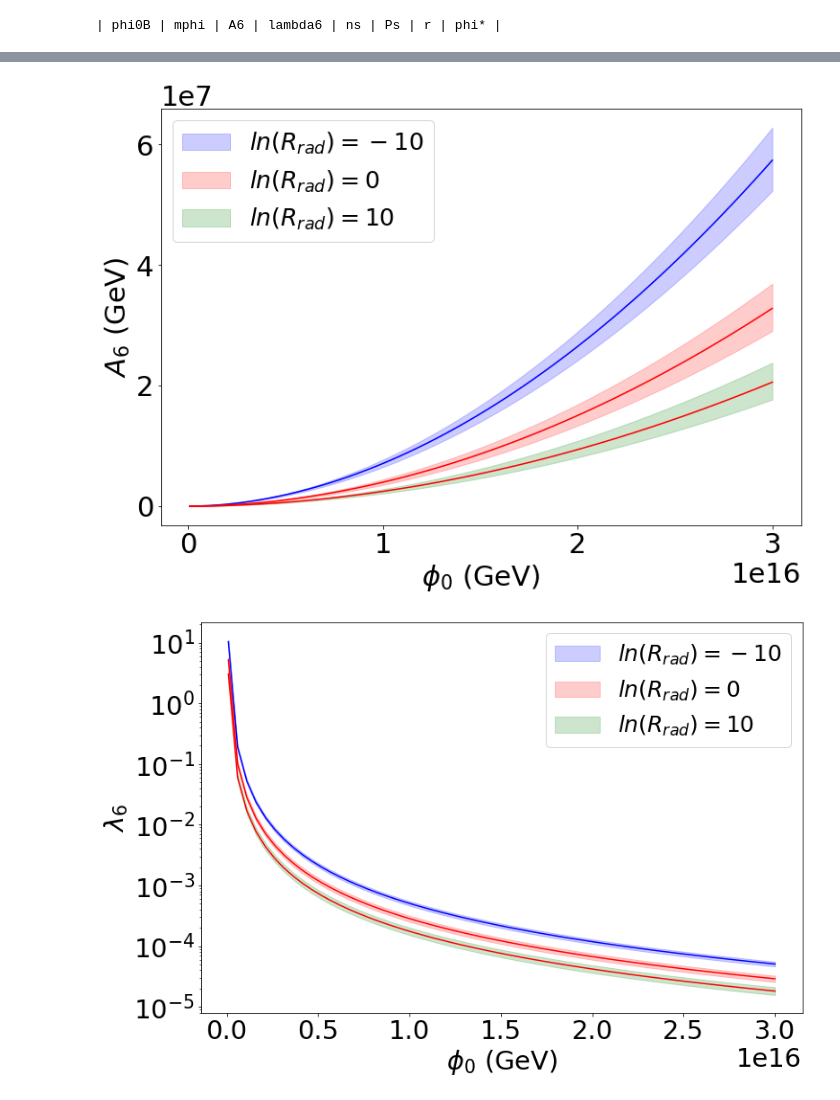
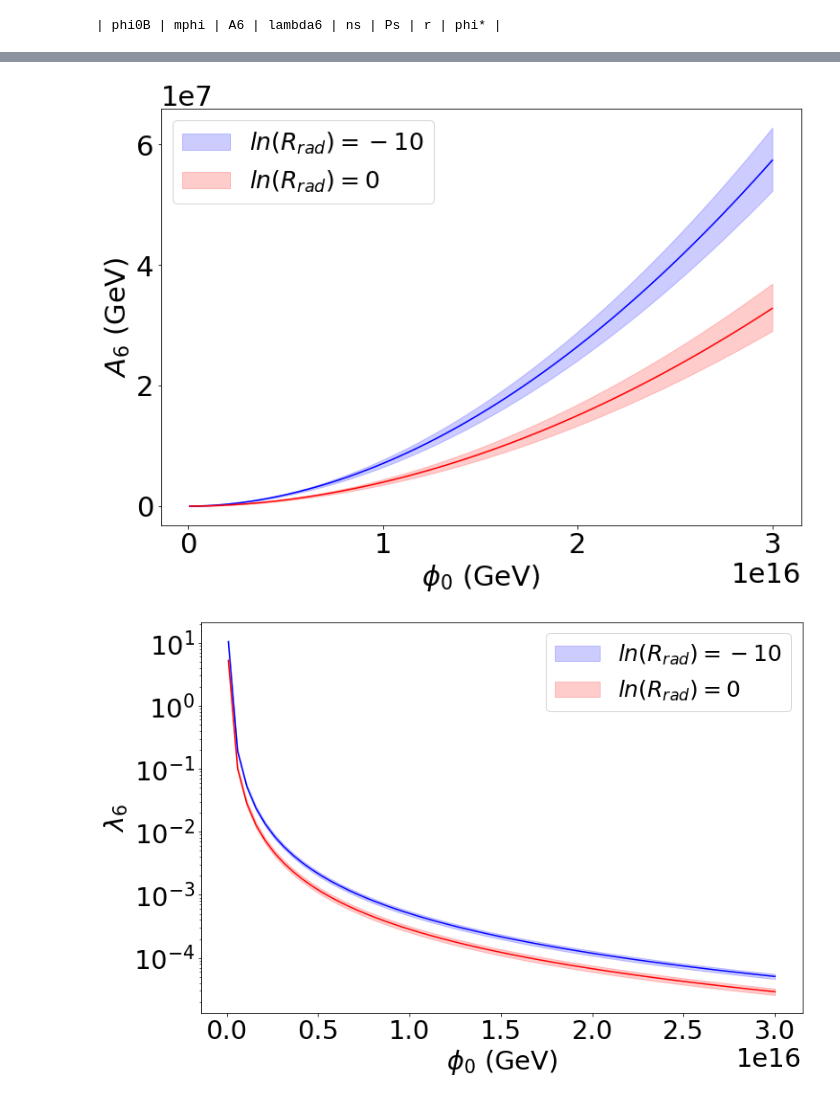
Before and after one commit to gweymann2/MSSM-Inflation, a Jupyter notebook: contour_tree/Tree plot.ipynb, the cells around one changed output, grey strips where cells are left out. Cells and saved outputs as stored; diff of their text form; code cells hidden in the pictures.

```diff
--- a/contour_tree/Tree plot.ipynb
+++ b/contour_tree/Tree plot.ipynb
@@ -44,10 +44,10 @@ for col in file101.columns[1:]:
 plt.figure(1)
 plt.plot(pd_to_array(file101, 'phi0B'), pd_to_array(file101, 'mphi'),'blue')
 plt.plot(pd_to_array(file111, 'phi0B'), pd_to_array(file111, 'mphi'),'red')
-plt.plot(pd_to_array(file121, 'phi0B'), pd_to_array(file121, 'mphi'),'red')
+# plt.plot(pd_to_array(file121, 'phi0B'), pd_to_array(file121, 'mphi'),'red')
 plt.fill_between(pd_to_array(file100, 'phi0B'), pd_to_array(file100, 'mphi'), pd_to_array(file102, 'mphi'), color = 'blue', alpha=0.2, label=r'$ln(R_{rad}) = -10$')
 plt.fill_between(pd_to_array(file110, 'phi0B'), pd_to_array(file110, 'mphi'), pd_to_array(file112, 'mphi'), color='red', alpha=0.2, label=r'$ln(R_{rad}) = 0$')
-plt.fill_between(pd_to_array(file120, 'phi0B'), pd_to_array(file120, 'mphi'), pd_to_array(file122, 'mphi'), color='green', alpha=0.2, label=r'$ln(R_{rad}) = 10$')
+# plt.fill_between(pd_to_array(file120, 'phi0B'), pd_to_array(file120, 'mphi'), pd_to_array(file122, 'mphi'), color='green', alpha=0.2, label=r'$ln(R_{rad}) = 10$')
 plt.xlabel(r'$\phi_0$ (GeV)')
 plt.ylabel(r'$m_{\phi}$ (GeV)')
 plt.legend(fontsize=25)
@@ -58,10 +58,10 @@ plt.locator_params(axis='y', nbins=5)
 plt.figure(2)
 plt.plot(pd_to_array(file101, 'phi0B'), pd_to_array(file101, 'A6'),'blue')
 plt.plot(pd_to_array(file111, 'phi0B'), pd_to_array(file111, 'A6'),'red')
-plt.plot(pd_to_array(file121, 'phi0B'), pd_to_array(file121, 'A6'),'red')
+# plt.plot(pd_to_array(file121, 'phi0B'), pd_to_array(file121, 'A6'),'red')
 plt.fill_between(pd_to_array(file100, 'phi0B'), pd_to_array(file100, 'A6'), pd_to_array(file102, 'A6'), color = 'blue', alpha=0.2, label=r'$ln(R_{rad}) = -10$')
 plt.fill_between(pd_to_array(file110, 'phi0B'), pd_to_array(file110, 'A6'), pd_to_array(file112, 'A6'), color='red', alpha=0.2, label=r'$ln(R_{rad}) = 0$')
-plt.fill_between(pd_to_array(file120, 'phi0B'), pd_to_array(file120, 'A6'), pd_to_array(file122, 'A6'), color='green', alpha=0.2, label=r'$ln(R_{rad}) = 10$')
+# plt.fill_between(pd_to_array(file120, 'phi0B'), pd_to_array(file120, 'A6'), pd_to_array(file122, 'A6'), color='green', alpha=0.2, label=r'$ln(R_{rad}) = 10$')
 plt.xlabel(r'$\phi_0$ (GeV)')
 plt.ylabel(r'$A_{6}$ (GeV)')
 plt.legend(fontsize=25)
@@ -72,10 +72,10 @@ plt.locator_params(axis='y', nbins=5)
 plt.figure(3)
 plt.plot(pd_to_array(file101, 'phi0B'), pd_to_array(file101, 'lambda6'),'blue')
 plt.plot(pd_to_array(file111, 'phi0B'), pd_to_array(file111, 'lambda6'),'red')
-plt.plot(pd_to_array(file121, 'phi0B'), pd_to_array(file121, 'lambda6'),'red')
+# plt.plot(pd_to_array(file121, 'phi0B'), pd_to_array(file121, 'lambda6'),'red')
 plt.fill_between(pd_to_array(file100, 'phi0B'), pd_to_array(file100, 'lambda6'), pd_to_array(file102, 'lambda6'), color = 'blue', alpha=0.2, label=r'$ln(R_{rad}) = -10$')
 plt.fill_between(pd_to_array(file110, 'phi0B'), pd_to_array(file110, 'lambda6'), pd_to_array(file112, 'lambda6'), color='red', alpha=0.2, label=r'$ln(R_{rad}) = 0$')
-plt.fill_between(pd_to_array(file120, 'phi0B'), pd_to_array(file120, 'lambda6'), pd_to_array(file122, 'lambda6'), color='green', alpha=0.2, label=r'$ln(R_{rad}) = 10$')
+# plt.fill_between(pd_to_array(file120, 'phi0B'), pd_to_array(file120, 'lambda6'), pd_to_array(file122, 'lambda6'), color='green', alpha=0.2, label=r'$ln(R_{rad}) = 10$')
 plt.xlabel(r'$\phi_0$ (GeV)')
 plt.ylabel(r'$\lambda_{6}$')
 plt.legend(fontsize=25)
@@ -87,10 +87,10 @@ define_plot_resolution()
 plt.figure(4)
 plt.plot(pd_to_array(file101, 'mphi'), pd_to_array(file101, 'A6'),'blue')
 plt.plot(pd_to_array(file111, 'mphi'), pd_to_array(file111, 'A6'),'red')
-plt.plot(pd_to_array(file121, 'mphi'), pd_to_array(file121, 'A6'),'green')
+# plt.plot(pd_to_array(file121, 'mphi'), pd_to_array(file121, 'A6'),'green')
 plt.fill_between([], [], [], color = 'blue', alpha=0.2, label=r'$ln(R_{rad}) = -10$')
 plt.fill_between([], [], [], color='red', alpha=0.2, label=r'$ln(R_{rad}) = 0$')
-plt.fill_between([], [], [], color='green', alpha=0.2, label=r'$ln(R_{rad}) = 10$')
+# plt.fill_between([], [], [], color='green', alpha=0.2, label=r'$ln(R_{rad}) = 10$')
 plt.xlabel(r'$A_6$ (GeV)')
 plt.ylabel(r'$m_{\phi}$ (GeV)')
 plt.legend(fontsize=25)
@@ -103,2 +103,2 @@ plt.locator_params(axis='y', nbins=5)
-[figure, old version]
+[figure, new version]
-[figure, old version]
+[figure, new version]
```
Also changed, not shown: parts of 4 cells of this notebook.
